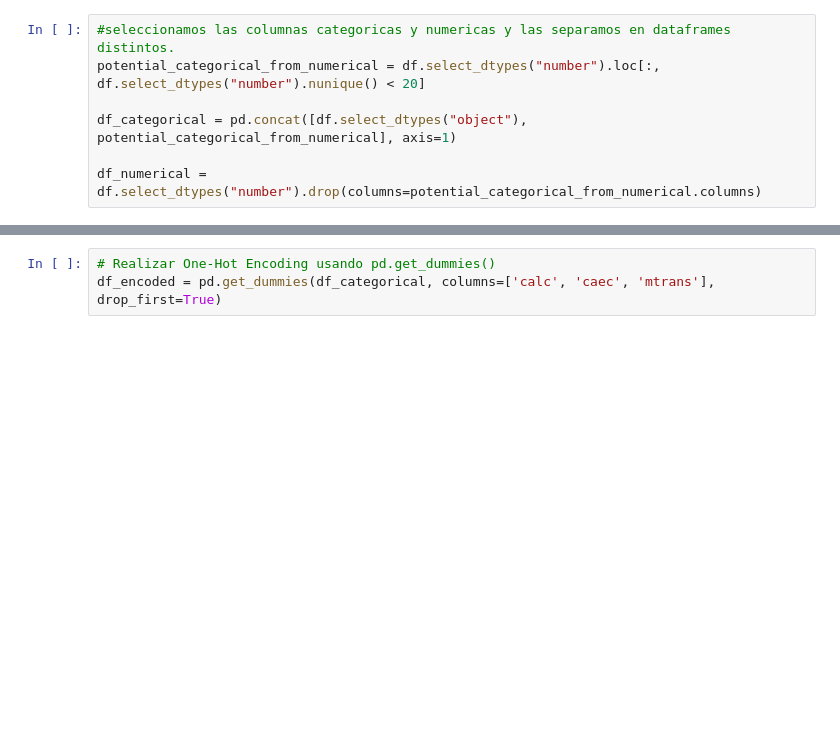
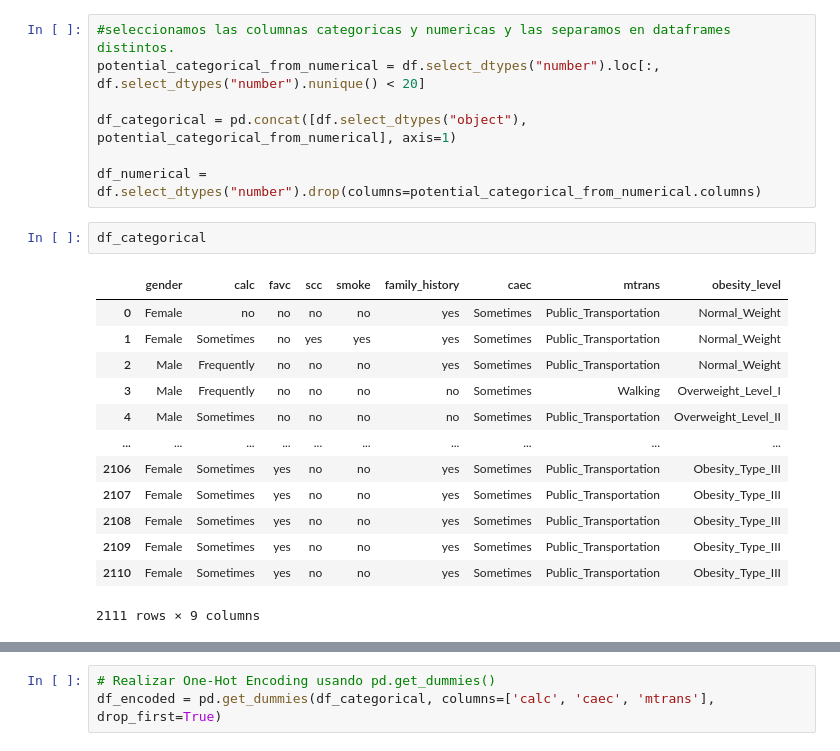
Before and after one commit to Andiwahnon15/Obesity, a Jupyter notebook: notebooks/main-1.ipynb, the cells around one changed output, grey strips where cells are left out. Cells and saved outputs as stored; diff of their text form; blank space fills up the shorter version.

```diff
--- a/notebooks/main-1.ipynb
+++ b/notebooks/main-1.ipynb
@@ -207,3 +207,19 @@ potential_categorical_from_numerical = df.select_dtypes("number").loc[:, df.sele
 df_categorical = pd.concat([df.select_dtypes("object"), potential_categorical_from_numerical], axis=1)
 
 df_numerical = df.select_dtypes("number").drop(columns=potential_categorical_from_numerical.columns)
+# %%
+df_categorical
+# %% [output]
+|  | gender | calc | favc | scc | smoke | family_history | caec | mtrans | obesity_level |
+| 0 | Female | no | no | no | no | yes | Sometimes | Public_Transportation | Normal_Weight |
+| 1 | Female | Sometimes | no | yes | yes | yes | Sometimes | Public_Transportation | Normal_Weight |
+| 2 | Male | Frequently | no | no | no | yes | Sometimes | Public_Transportation | Normal_Weight |
+| 3 | Male | Frequently | no | no | no | no | Sometimes | Walking | Overweight_Level_I |
+| 4 | Male | Sometimes | no | no | no | no | Sometimes | Public_Transportation | Overweight_Level_II |
+| ... | ... | ... | ... | ... | ... | ... | ... | ... | ... |
+| 2106 | Female | Sometimes | yes | no | no | yes | Sometimes | Public_Transportation | Obesity_Type_III |
+| 2107 | Female | Sometimes | yes | no | no | yes | Sometimes | Public_Transportation | Obesity_Type_III |
+| 2108 | Female | Sometimes | yes | no | no | yes | Sometimes | Public_Transportation | Obesity_Type_III |
+| 2109 | Female | Sometimes | yes | no | no | yes | Sometimes | Public_Transportation | Obesity_Type_III |
+| 2110 | Female | Sometimes | yes | no | no | yes | Sometimes | Public_Transportation | Obesity_Type_III |
+2111 rows × 9 columns
```
Also changed, not shown: parts of 20 cells of this notebook.
